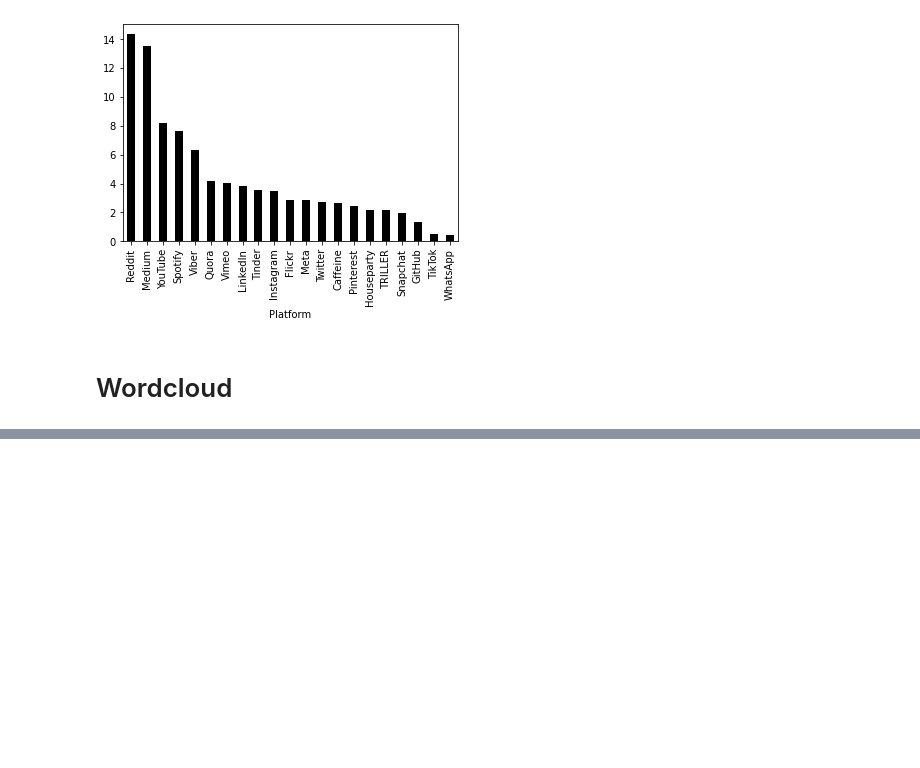
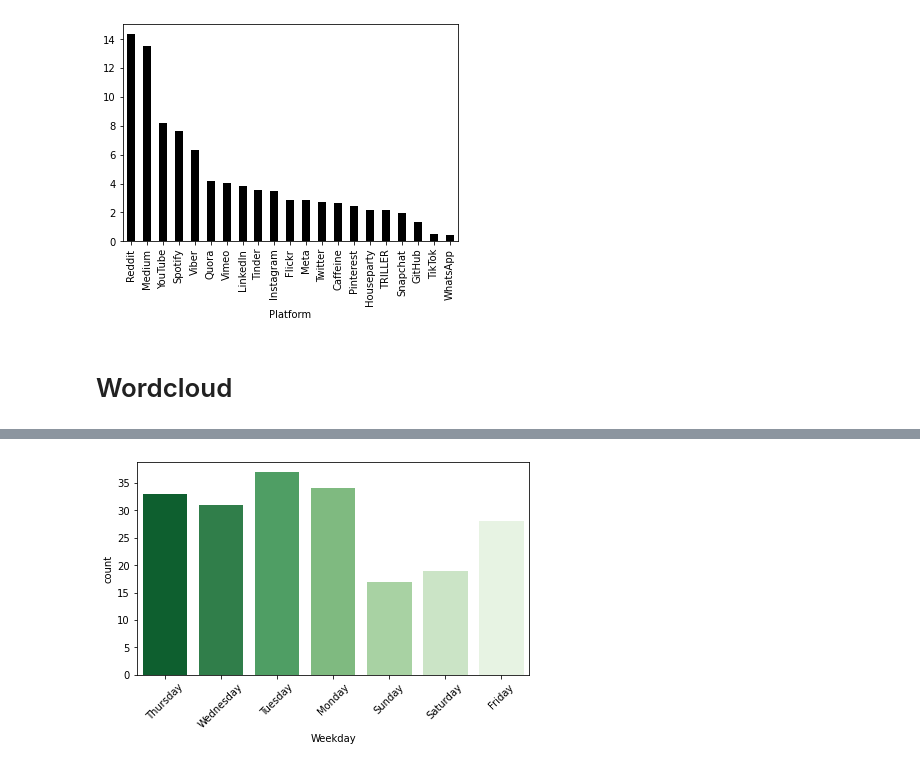
Before and after one commit to ginelledsouza/Twitter_API, a Jupyter notebook: Twitter Analysis.ipynb, the cells around one changed output, grey strips where cells are left out. Cells and saved outputs as stored; diff of their text form; code cells hidden in the pictures; blank space fills up the shorter version.

```diff
--- a/Twitter Analysis.ipynb
+++ b/Twitter Analysis.ipynb
@@ -145,0 +281,9 @@ Platform: Viber
+# %%
+value = randint(0, len(colors)-1)
+
+sns.countplot(x ='Weekday', data = data, palette = colors[value])
+plt.xticks(rotation=45)
+
+plt.tight_layout(pad=0.3)
+# %% [output]
+[figure, added]
```
Also changed, not shown: parts of 9 cells of this notebook.
